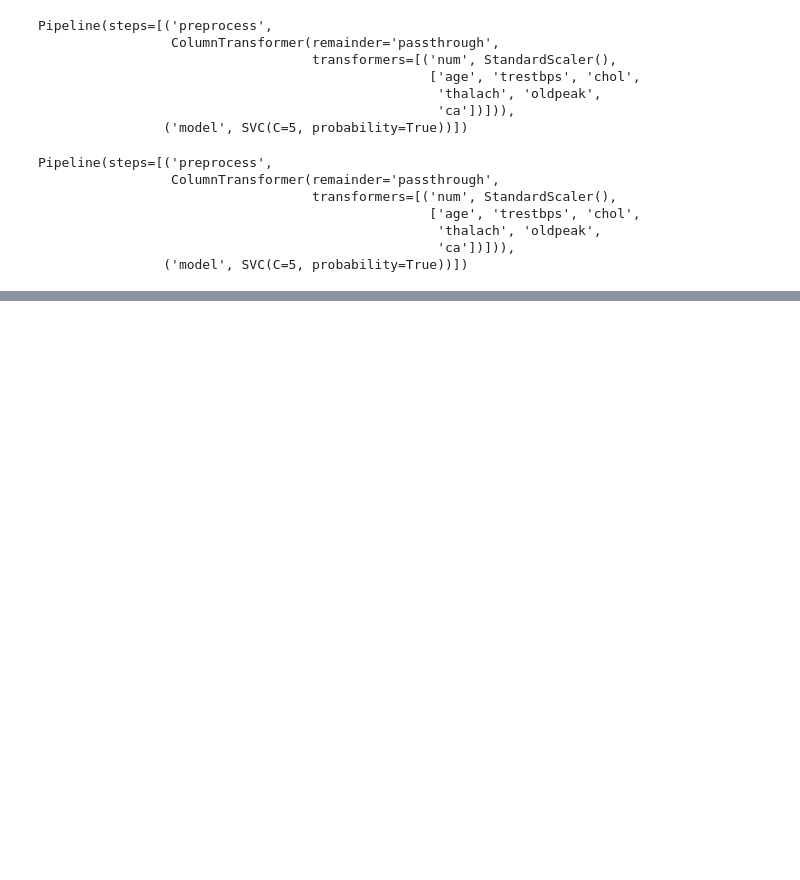
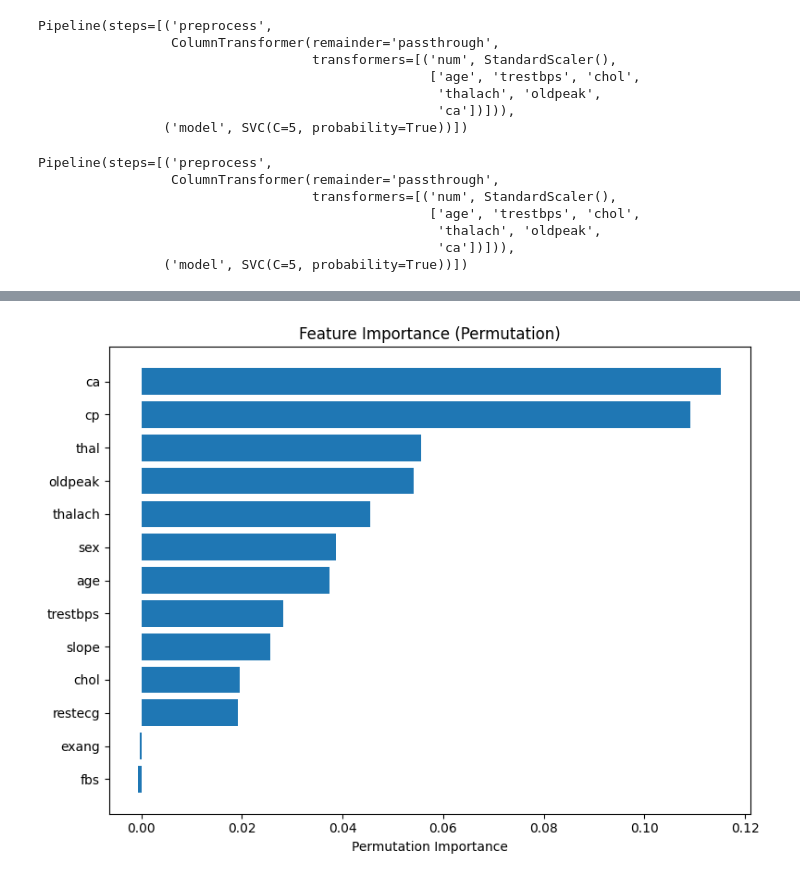
Before and after one commit to gokdeniztural/heart-disease-classification, a Jupyter notebook: model.ipynb, the cells around one changed output, grey strips where cells are left out. Saved outputs shown, nothing was run; the diff lists cells and outputs as text; code cells hidden in the pictures; blank space fills up the shorter version.

Commit message:
Complete FastAPI backend and add feature importance analysis to model

```diff
--- a/model.ipynb
+++ b/model.ipynb
@@ -279,0 +280,25 @@ print(pipeline.predict_proba(sample))
+# %%
+from sklearn.inspection import permutation_importance
+
+result = permutation_importance(
+    pipeline,
+    X_test,
+    y_test,
+    n_repeats=10,
+    random_state=42,
+    n_jobs=-1
+)
+
+importance_df = pd.DataFrame({
+    "feature": X_test.columns,
+    "importance": result.importances_mean
+}).sort_values(by="importance", ascending=True)
+# %%
+plt.figure(figsize=(8, 6))
+plt.barh(importance_df["feature"], importance_df["importance"])
+plt.xlabel("Permutation Importance")
+plt.title("Feature Importance (Permutation)")
+plt.tight_layout()
+plt.show()
+# %% [output]
+[figure, added]
```
Also changed, not shown: parts of 1 cell of this notebook, 2 other files.
